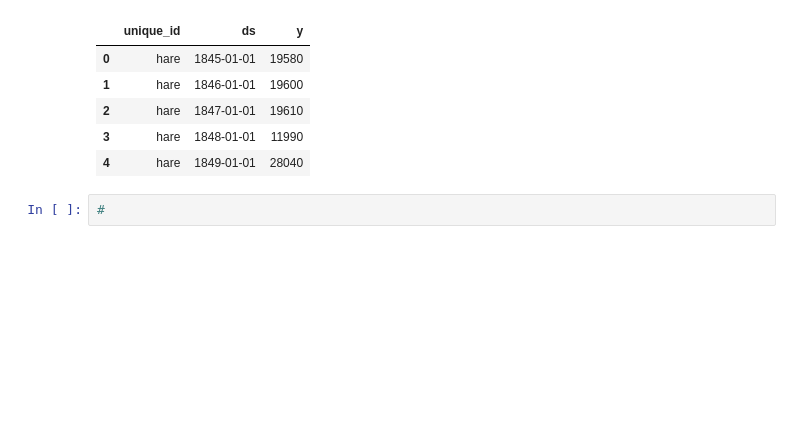
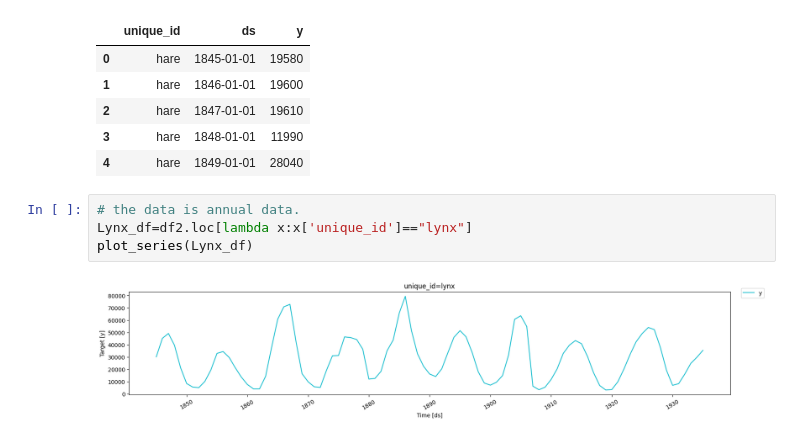
Before and after one commit to zamu-302/Time-series, a Jupyter notebook: Chapter2.ipynb, the cells around one changed output. Drawn from its saved outputs; the diff is of its cells as text; blank space fills up the shorter version.

```diff
--- a/Chapter2.ipynb
+++ b/Chapter2.ipynb
@@ -556,4 +556,8 @@ df2.head()
 | 3 | hare | 1848-01-01 | 11990 |
 | 4 | hare | 1849-01-01 | 28040 |
 # %%
-#
+# the data is annual data.
+Lynx_df=df2.loc[lambda x:x['unique_id']=="lynx"]
+plot_series(Lynx_df)
+# %% [output]
+[figure, added]
```
Also changed, not shown: parts of 13 cells of this notebook, 2 other files.
